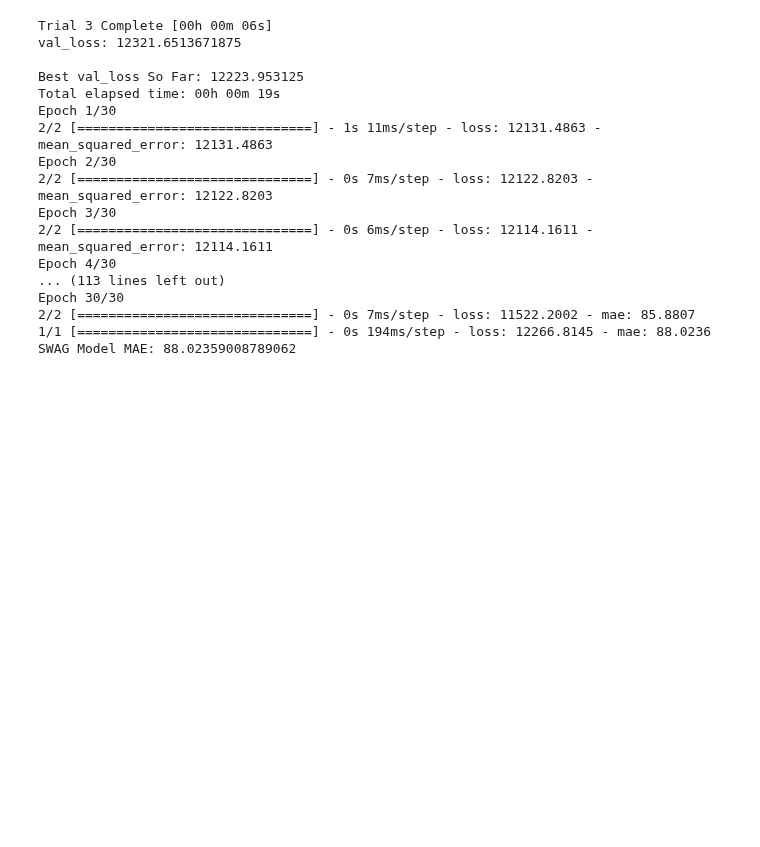
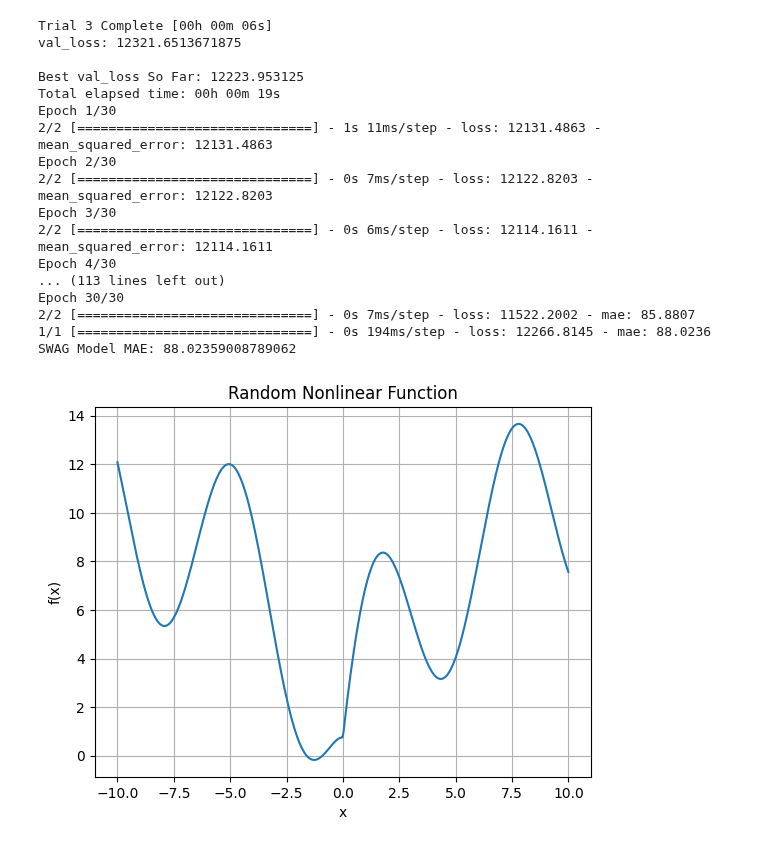
Before and after one commit to DeepLearningSaeid/Grad, a Jupyter notebook: Optimized SWAG.ipynb, the cells around one changed output. Cells and saved outputs as stored; diff of their text form; code cells hidden in the pictures; blank space fills up the shorter version.

```diff
--- a/Optimized SWAG.ipynb
+++ b/Optimized SWAG.ipynb
@@ -877,3 +877,45 @@ Epoch 30/30
 2/2 [==============================] - 0s 7ms/step - loss: 11522.2002 - mae: 85.8807
 1/1 [==============================] - 0s 194ms/step - loss: 12266.8145 - mae: 88.0236
 SWAG Model MAE: 88.02359008789062
+# %%
+import numpy as np
+import random
+
+def generate_random_nonlinear_function():
+    """
+    Generate a random nonlinear function based on a mix of sine, cosine, exponential,
+    and logarithmic operations.
+    """
+    operations = [np.sin, np.cos, np.log]
+    coeffs = np.random.uniform(-1, 5, 4)  # Random coefficients
+
+    def random_function(x):
+        result = 0
+        for coeff, operation in zip(coeffs, operations):
+            # Safeguard for the logarithmic function to avoid log(0) and negative values
+            if operation == np.log:
+                result += coeff * operation(np.abs(x) + 1)
+            else:
+                result += coeff * operation(x)
+        return result
+
+    return random_function
+
+# Generate a random nonlinear function
+random_func = generate_random_nonlinear_function()
+
+# Test the function
+x_values = np.linspace(-10, 10, 400)  # Generate 400 points between -10 and 10
+y_values = random_func(x_values)
+
+# You can plot this function using matplotlib to visualize it
+import matplotlib.pyplot as plt
+
+plt.plot(x_values, y_values)
+plt.title("Random Nonlinear Function")
+plt.xlabel("x")
+plt.ylabel("f(x)")
+plt.grid(True)
+plt.show()
+# %% [output]
+[figure, added]
```
Also changed, not shown: parts of 1 cell of this notebook.
